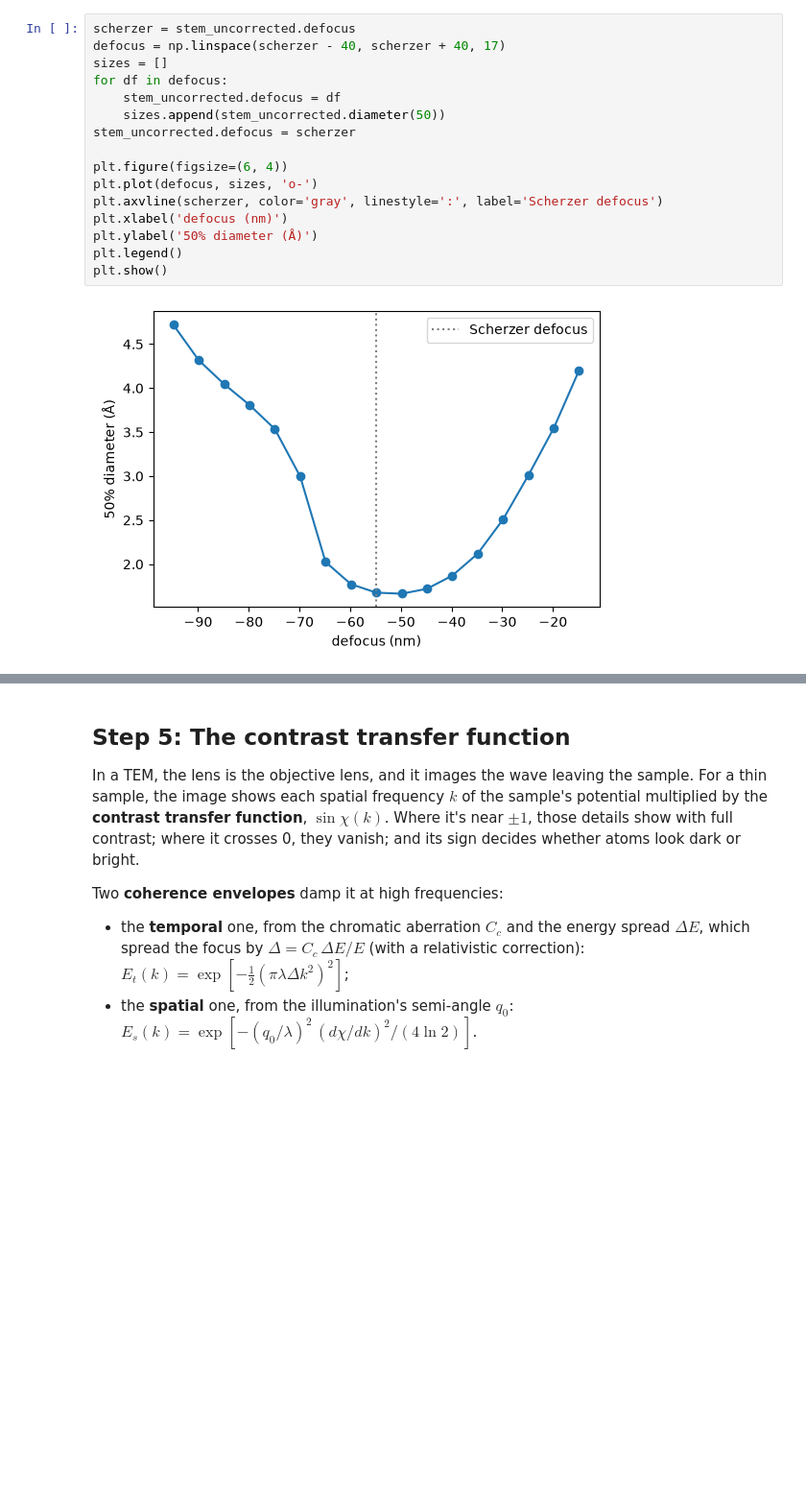
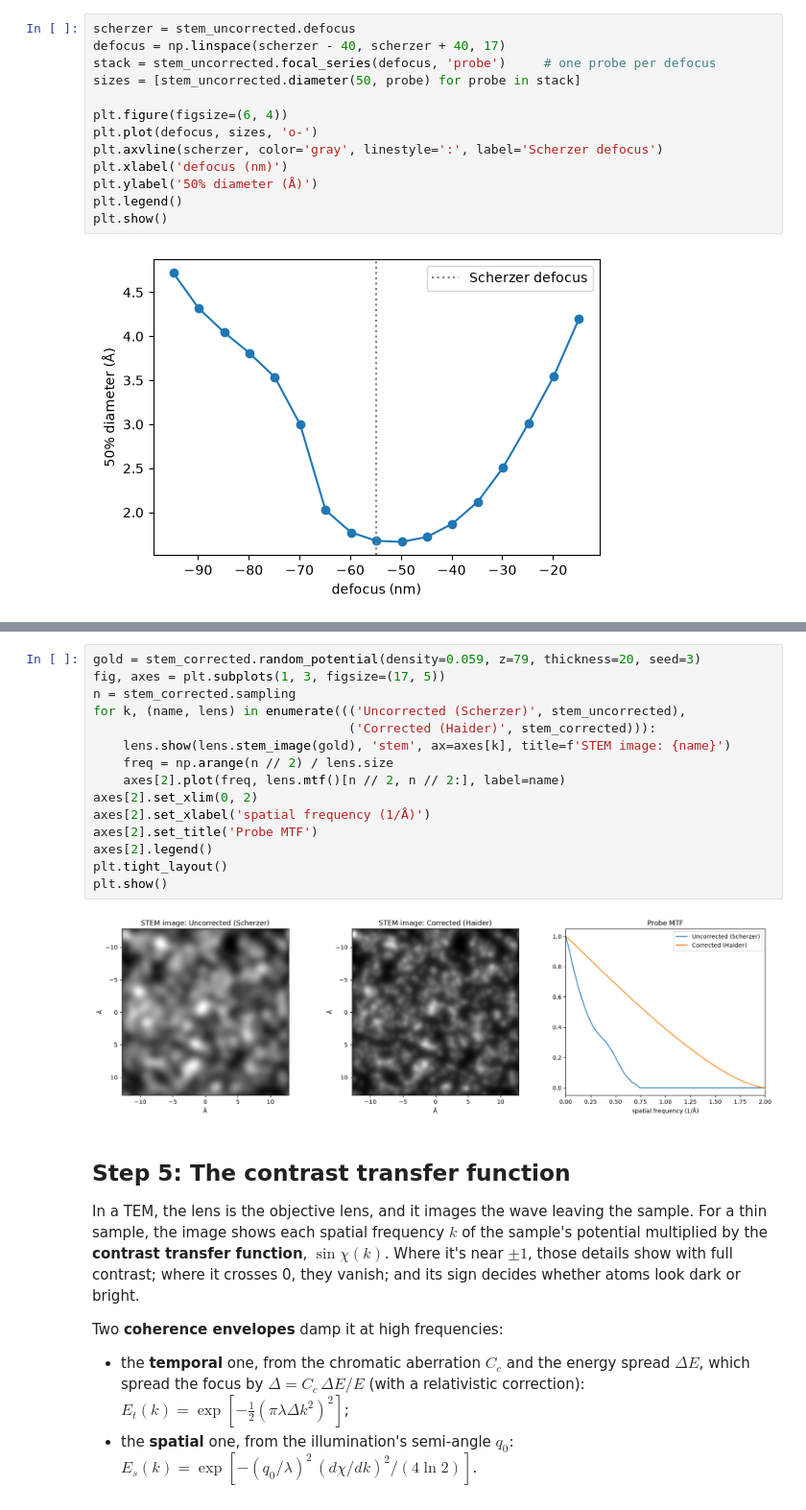
Before and after one commit to emlab-solutions/pyemaps, a Jupyter notebook: notebooks/probe.ipynb, the cells around one changed output, grey strips where cells are left out. Shown at 96% size. Saved outputs shown, nothing was run; the diff lists cells and outputs as text; blank space fills up the shorter version.

```diff
--- a/notebooks/probe.ipynb
+++ b/notebooks/probe.ipynb
@@ -183,11 +204,8 @@ range of defocus:
 # %%
 scherzer = stem_uncorrected.defocus
 defocus = np.linspace(scherzer - 40, scherzer + 40, 17)
-sizes = []
-for df in defocus:
-    stem_uncorrected.defocus = df
-    sizes.append(stem_uncorrected.diameter(50))
-stem_uncorrected.defocus = scherzer
+stack = stem_uncorrected.focal_series(defocus, 'probe')     # one probe per defocus
+sizes = [stem_uncorrected.diameter(50, probe) for probe in stack]
 
 plt.figure(figsize=(6, 4))
 plt.plot(defocus, sizes, 'o-')
@@ -201,3 +240,20 @@ plt.show()
+# %%
+gold = stem_corrected.random_potential(density=0.059, z=79, thickness=20, seed=3)
+fig, axes = plt.subplots(1, 3, figsize=(17, 5))
+n = stem_corrected.sampling
+for k, (name, lens) in enumerate((('Uncorrected (Scherzer)', stem_uncorrected),
+                                  ('Corrected (Haider)', stem_corrected))):
+    lens.show(lens.stem_image(gold), 'stem', ax=axes[k], title=f'STEM image: {name}')
+    freq = np.arange(n // 2) / lens.size
+    axes[2].plot(freq, lens.mtf()[n // 2, n // 2:], label=name)
+axes[2].set_xlim(0, 2)
+axes[2].set_xlabel('spatial frequency (1/Å)')
+axes[2].set_title('Probe MTF')
+axes[2].legend()
+plt.tight_layout()
+plt.show()
+# %% [output]
+[figure, added]
 # %% [markdown]
 ## Step 5: The contrast transfer function
 
```
Also changed, not shown: parts of 9 cells of this notebook, 10 other files.
